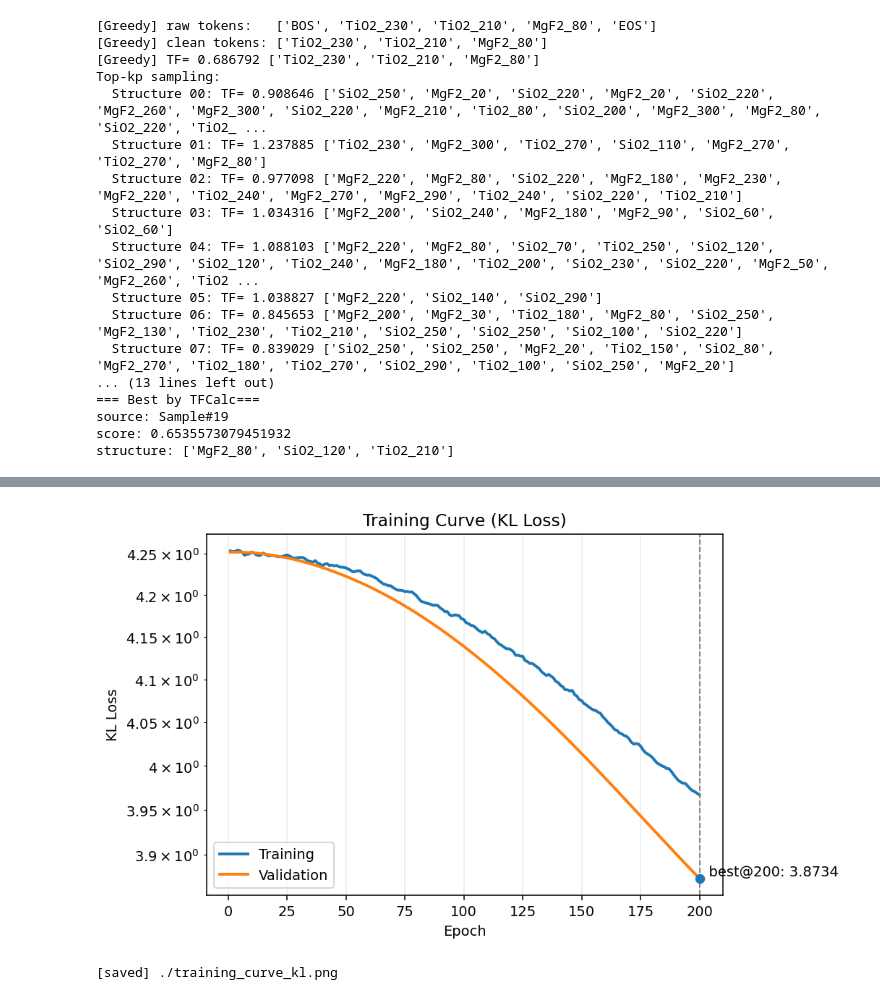
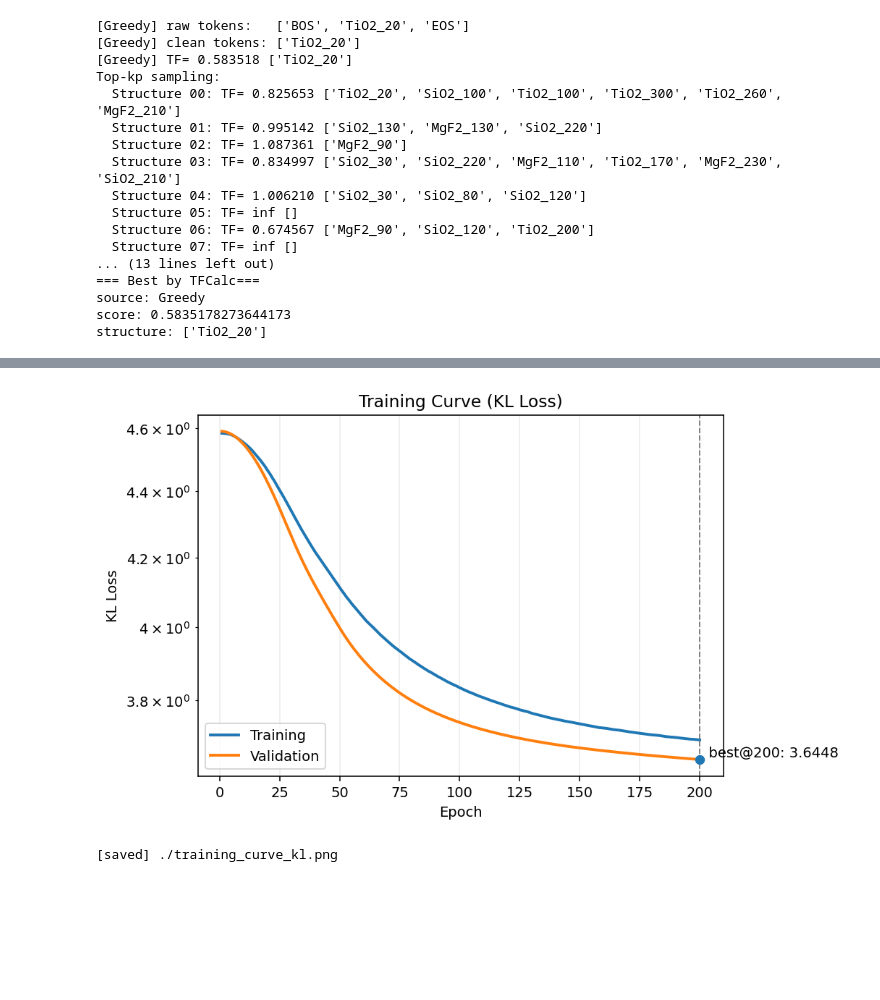
Before and after one commit to huanhuan233/OpticalFilmTransformer, a Jupyter notebook: optogpt/analysis_with_eval_F.ipynb, the cells around one changed output, grey strips where cells are left out. Cells and saved outputs as stored; diff of their text form; code cells hidden in the pictures; blank space fills up the shorter version.

```diff
--- a/optogpt/analysis_with_eval_F.ipynb
+++ b/optogpt/analysis_with_eval_F.ipynb
@@ -79,7 +79,7 @@ def spectrum(materials, thickness, pol='s', theta=0, wavelengths=None,
     return R + T
 
 # ================= 5) 加载模型（只做推理） =================
-a = torch.load('/home/sysadmin/WorkSpace/PXY/optogpt/optogpt/saved_models/optogpt/test/model_inverse_R_T_S_R_B_LR_WU_L_H_D_F_[2, 0.1, 512, 0.0002, 3000, 6, 8, 512, 2048]_best03.pt', map_location=DEVICE)
+a = torch.load('/data/PXY/optogpt/optogpt/saved_models/optogpt/test/model_inverse_R_T_S_R_B_LR_WU_L_H_D_F_[2, 0.05, 1024, 0.0004, 2000, 6, 8, 512, 2048]_best04.pt', map_location=DEVICE)
 args = a['configs']
 torch.manual_seed(args.seeds); np.random.seed(args.seeds)
 
@@ -609,29 +609,38 @@ print("source:", best_tag)
 print("score:", best_score)
 print("structure:", best_struct)
 # %% [output]
-[Greedy] raw tokens:   ['BOS', 'TiO2_230', 'TiO2_210', 'MgF2_80', 'EOS']
-[Greedy] clean tokens: ['TiO2_230', 'TiO2_210', 'MgF2_80']
-[Greedy] TF= 0.686792 ['TiO2_230', 'TiO2_210', 'MgF2_80']
+[Greedy] raw tokens:   ['BOS', 'TiO2_20', 'EOS']
+[Greedy] clean tokens: ['TiO2_20']
+[Greedy] TF= 0.583518 ['TiO2_20']
 Top-kp sampling:
-  Structure 00: TF= 0.908646 ['SiO2_250', 'MgF2_20', 'SiO2_220', 'MgF2_20', 'SiO2_220', 'MgF2_260', 'MgF2_300', 'SiO2_220', 'MgF2_210', 'TiO2_80', 'SiO2_200', 'MgF2_300', 'MgF2_80', 'SiO2_220', 'TiO2_ ...
-  Structure 01: TF= 1.237885 ['TiO2_230', 'MgF2_300', 'TiO2_270', 'SiO2_110', 'MgF2_270', 'TiO2_270', 'MgF2_80']
-  Structure 02: TF= 0.977098 ['MgF2_220', 'MgF2_80', 'SiO2_220', 'MgF2_180', 'MgF2_230', 'MgF2_220', 'TiO2_240', 'MgF2_270', 'MgF2_290', 'TiO2_240', 'SiO2_220', 'TiO2_210']
-  Structure 03: TF= 1.034316 ['MgF2_200', 'SiO2_240', 'MgF2_180', 'MgF2_90', 'SiO2_60', 'SiO2_60']
-  Structure 04: TF= 1.088103 ['MgF2_220', 'MgF2_80', 'SiO2_70', 'TiO2_250', 'SiO2_120', 'SiO2_290', 'SiO2_120', 'TiO2_240', 'MgF2_180', 'TiO2_200', 'SiO2_230', 'SiO2_220', 'MgF2_50', 'MgF2_260', 'TiO2 ...
-  Structure 05: TF= 1.038827 ['MgF2_220', 'SiO2_140', 'SiO2_290']
-  Structure 06: TF= 0.845653 ['MgF2_200', 'MgF2_30', 'TiO2_180', 'MgF2_80', 'SiO2_250', 'MgF2_130', 'TiO2_230', 'TiO2_210', 'SiO2_250', 'SiO2_250', 'SiO2_100', 'SiO2_220']
-  Structure 07: TF= 0.839029 ['SiO2_250', 'SiO2_250', 'MgF2_20', 'TiO2_150', 'SiO2_80', 'MgF2_270', 'TiO2_180', 'TiO2_270', 'SiO2_290', 'TiO2_100', 'SiO2_250', 'MgF2_20']
+  Structure 00: TF= 0.825653 ['TiO2_20', 'SiO2_100', 'TiO2_100', 'TiO2_300', 'TiO2_260', 'MgF2_210']
+  Structure 01: TF= 0.995142 ['SiO2_130', 'MgF2_130', 'SiO2_220']
+  Structure 02: TF= 1.087361 ['MgF2_90']
+  Structure 03: TF= 0.834997 ['SiO2_30', 'SiO2_220', 'MgF2_110', 'TiO2_170', 'MgF2_230', 'SiO2_210']
+  Structure 04: TF= 1.006210 ['SiO2_30', 'SiO2_80', 'SiO2_120']
+  Structure 05: TF= inf []
+  Structure 06: TF= 0.674567 ['MgF2_90', 'SiO2_120', 'TiO2_200']
+  Structure 07: TF= inf []
 ... (13 lines left out)
 === Best by TFCalc===
-source: Sample#19
-score: 0.6535573079451932
-structure: ['MgF2_80', 'SiO2_120', 'TiO2_210']
+source: Greedy
+score: 0.5835178273644173
+structure: ['TiO2_20']
 # %%
-# ================= 绘图：训练/验证曲线（自动兼容张量/标量/列表） =================
+# ================= 绘图：训练/验证曲线（可单独运行，自动加载 ckpt） =================
+import os
 import numpy as np
 import torch
 import matplotlib.pyplot as plt
 from typing import Sequence, Any
+
+# —— 需要重新加载一次模型/日志（独立运行时使用） ——
+CKPT_PATH = "/data/PXY/optogpt/optogpt/saved_models/optogpt/test/model_inverse_R_T_S_R_B_LR_WU_L_H_D_F_[2, 0.05, 1024, 0.0004, 2000, 6, 8, 512, 2048]_best07.pt"
+DEVICE = torch.device("cuda" if torch.cuda.is_available() else "cpu")
+assert os.path.exists(CKPT_PATH), f"checkpoint not found: {CKPT_PATH}"
+ckpt = torch.load(CKPT_PATH, map_location=DEVICE)
+loss_all = ckpt.get("loss_all", {})
+
 
 def _to_1d_list(x: Any):
     """
@@ -662,6 +671,7 @@ def _to_1d_list(x: Any):
     except Exception:
         return None
 
+
 def _moving_average(y: Sequence[float], k: int):
     if y is None or len(y) == 0 or k <= 1:
         return y
@@ -670,6 +680,7 @@ def _moving_average(y: Sequence[float], k: int):
     y_pad = np.pad(np.asarray(y, dtype=float), (pad, pad), mode='edge')
     kernel = np.ones(k, dtype=float) / k
     return np.convolve(y_pad, kernel, mode='valid').tolist()
+
 
 def plot_train_curves(loss_train, loss_eval, *,
                       title="Training Curve",
@@ -713,9 +724,9 @@ def plot_train_curves(loss_train, loss_eval, *,
     plt.show()
     print(f"[saved] {savepath}")
 
+
 # ====== 从 checkpoint 里取出曲线并绘图 ======
-loss_all = a.get("loss_all", {})
-# 兼容你之前的结构：a['loss_all']['train_loss'] / ['dev_loss']
+# 兼容你之前的结构：loss_all['train_loss'] / ['dev_loss']
 train_curve = loss_all.get("train_loss", None)
 dev_curve   = loss_all.get("dev_loss",   None)
 
@@ -730,7 +741,6 @@ plot_train_curves(train_curve, dev_curve,
                   savepath="./training_curve_kl.png")
 
 # 若 ckpt 里还有其它可选曲线（可选：学习率、准确率等），也尝试绘图
-# 假设：loss_all 可能包含 'lrs' / 'train_acc' / 'dev_acc'
 lrs = loss_all.get("lrs", None)
 if lrs is not None:
     plot_train_curves(lrs, None,
@@ -754,2 +764,2 @@ Final dev loss: 3.8734331130981445
-[figure, old version]
+[figure, new version]
 [saved] ./training_curve_kl.png
```
Also changed, not shown: parts of 1 cell of this notebook, 17 other files.
